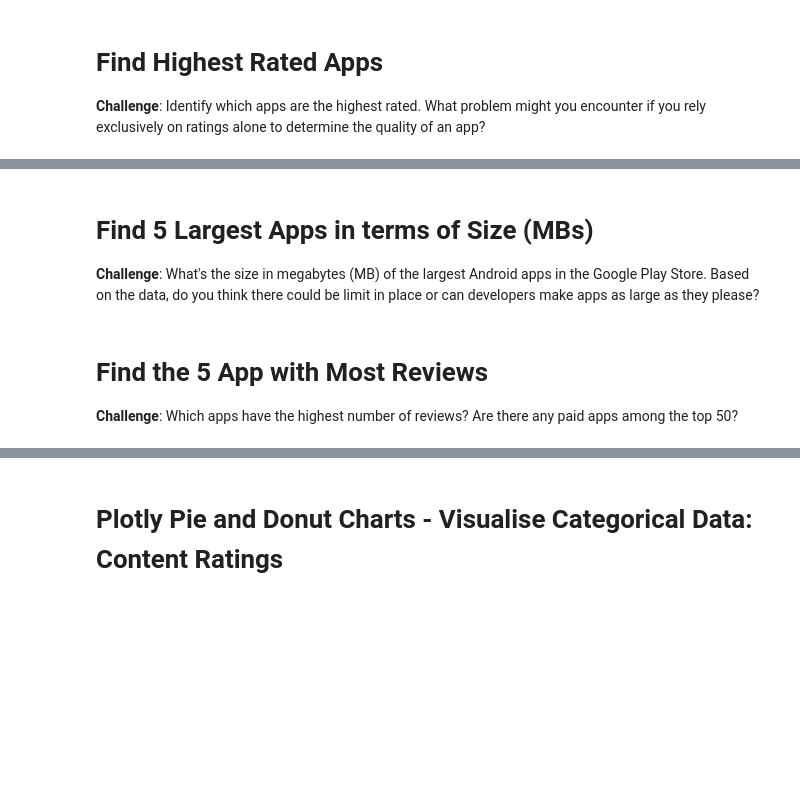
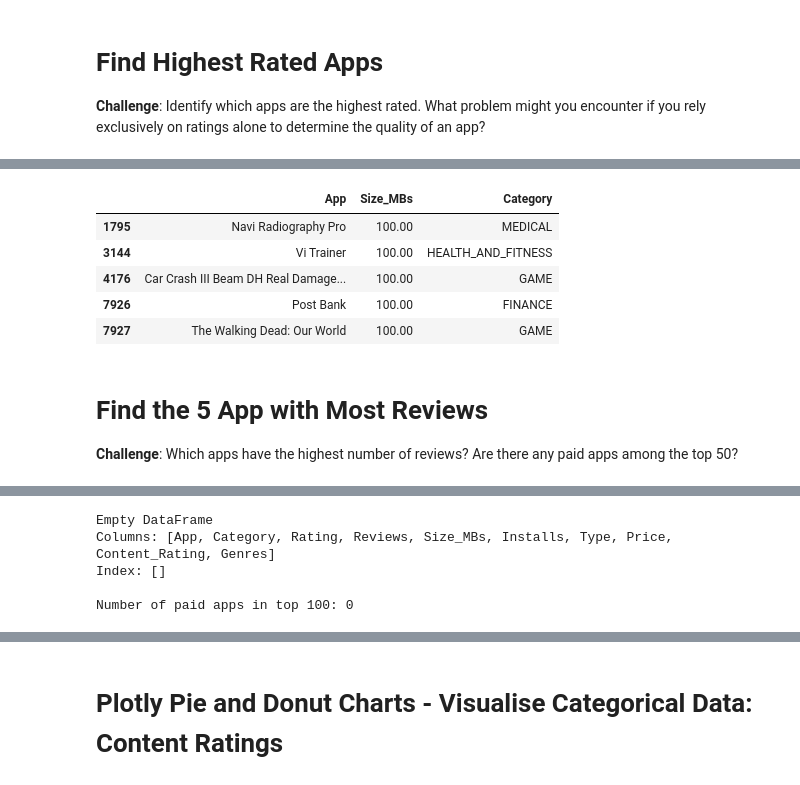
Before and after one commit to rudil24/pythonCourse, a Jupyter notebook: solutions/day076/Google Play Store App Analytics (start).ipynb, the cells around one changed output, grey strips where cells are left out. Saved outputs shown, nothing was run; the diff lists cells and outputs as text; code cells hidden in the pictures; blank space fills up the shorter version.

```diff
--- a/solutions/day076/Google Play Store App Analytics (start).ipynb
+++ b/solutions/day076/Google Play Store App Analytics (start).ipynb
@@ -18,11 +20,13 @@ import pandas as pd
 # Show numeric output in decimal format e.g., 2.15
 pd.options.display.float_format = '{:,.2f}'.format
 # %%
-# # this for the local version only:
-# df_apps = pd.read_csv('apps.csv')
-# # alternative, linking to github url of the csv when viewed in "raw" format:
-url = 'https://raw.githubusercontent.com/rudil24/pythonCourse/refs/heads/main/solutions/day076/apps.csv' # Replace with your copied URL
-df_apps = pd.read_csv(url)
+# Prefer local file if available to avoid network issues
+if os.path.exists('apps.csv'):
+    df_apps = pd.read_csv('apps.csv')
+else:
+    # Fallback to URL if local file is missing
+    url = 'https://raw.githubusercontent.com/rudil24/pythonCourse/main/solutions/day076/apps.csv'
+    df_apps = pd.read_csv(url)
 # %% [markdown]
 # Read the Dataset
 # %% [markdown]
@@ -97,3 +112,17 @@ df_apps_clean.sort_values(by='Rating', ascending=False).head()
+# %%
+# Find the 5 largest apps by size
+df_apps_clean.nlargest(5, 'Size_MBs')[['App', 'Size_MBs', 'Category']]
+# %% [output]
+|  | App | Size_MBs | Category |
+| 1795 | Navi Radiography Pro | 100.00 | MEDICAL |
+| 3144 | Vi Trainer | 100.00 | HEALTH_AND_FITNESS |
+| 4176 | Car Crash III Beam DH Real Damage... | 100.00 | GAME |
+| 7926 | Post Bank | 100.00 | FINANCE |
+| 7927 | The Walking Dead: Our World | 100.00 | GAME |
+# %% [markdown]
+# Find the 5 App with Most Reviews
+
+**Challenge**: Which apps have the highest number of reviews? Are there any paid apps among the top 50?
 # %%
 df_apps_clean.sort_values(by=['Rating', 'Reviews'], ascending=[False, False]).head(10)
 # %% [output]
@@ -108,11 +137,17 @@ df_apps_clean.sort_values(by=['Rating', 'Reviews'], ascending=[False, False]).he
 | 1275 | AI Today : Artificial Intelligenc... | NEWS_AND_MAGAZINES | 5.00 | 43 | 2.30 | 100 | Free | 0 | Everyone | News & Magazines |
 | 1789 | Ek Vote | PRODUCTIVITY | 5.00 | 43 | 6.20 | 500 | Free | 0 | Everyone | Productivity |
 | 2544 | CS & IT Interview Questions | FAMILY | 5.00 | 43 | 3.30 | 1,000 | Free | 0 | Everyone | Education |
-# %% [markdown]
-# Find 5 Largest Apps in terms of Size (MBs)
-
-**Challenge**: What's the size in megabytes (MB) of the largest Android apps in the Google Play Store. Based on the data, do you think there could be limit in place or can developers make apps as large as they please?
-# %% [markdown]
-# Find the 5 App with Most Reviews
-
-**Challenge**: Which apps have the highest number of reviews? Are there any paid apps among the top 50?
+# %%
+# Get the top 100 apps by number of reviews
+top_100_reviews = df_apps_clean.sort_values(by='Reviews', ascending=False).head(100)
+
+# Filter for paid apps in the top 50 most-reviewed apps
+paid_apps_top_100 = top_100_reviews[top_100_reviews['Type'] == 'Paid']
+print(paid_apps_top_100)
+print(f"\nNumber of paid apps in top 100: {len(paid_apps_top_100)}")
+# %% [output]
+Empty DataFrame
+Columns: [App, Category, Rating, Reviews, Size_MBs, Installs, Type, Price, Content_Rating, Genres]
+Index: []
+
+Number of paid apps in top 100: 0
```
Also changed, not shown: parts of 9 cells of this notebook, 1 other file.
